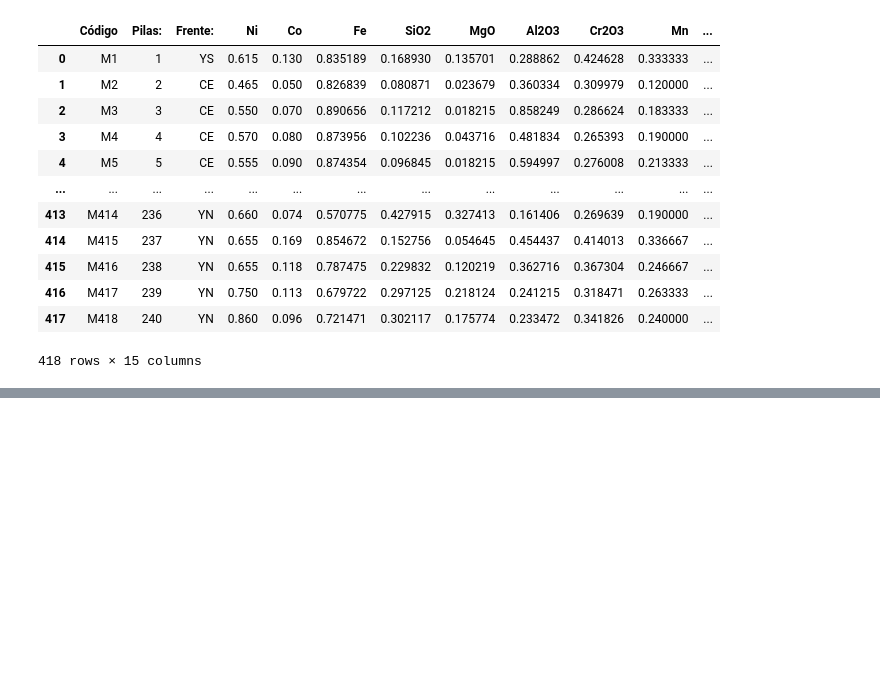
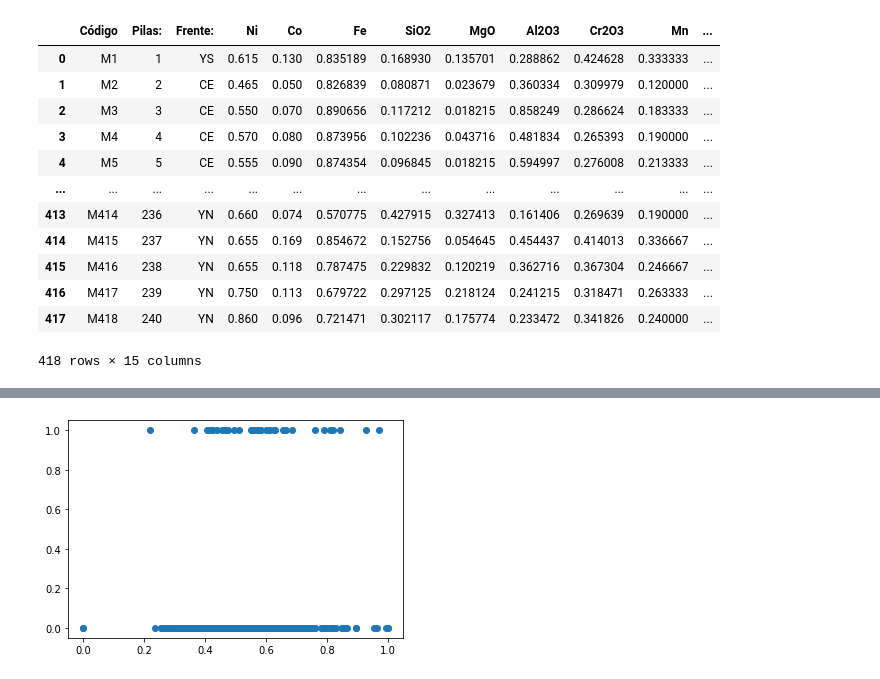
Before and after one commit to roxyconstantine-dev/Proyecto-Final-de-An-lisis-Datos, a Jupyter notebook: untitled1.ipynb, the cells around one changed output, grey strips where cells are left out. Saved outputs shown, nothing was run; the diff lists cells and outputs as text; code cells hidden in the pictures; blank space fills up the shorter version.

```diff
--- a/untitled1.ipynb
+++ b/untitled1.ipynb
@@ -131,6 +131,9 @@ datos2['MgO']=MinMaxScaler().fit_transform(np.array(datos2['MgO']).reshape(-1,1)
 datos2['Mn']=MinMaxScaler().fit_transform(np.array(datos2['Mn']).reshape(-1,1))
 datos2['Co']=MinMaxScaler().fit_transform(np.array(datos2['Co']).reshape(-1,1))
 datos2['Cu']=MinMaxScaler().fit_transform(np.array(datos2['Cu']).reshape(-1,1))
+datos2['K']=MinMaxScaler().fit_transform(np.array(datos2['K']).reshape(-1,1))
+datos2['Na']=MinMaxScaler().fit_transform(np.array(datos2['Na']).reshape(-1,1))
+datos2['Zn']=MinMaxScaler().fit_transform(np.array(datos2['Zn']).reshape(-1,1))
 # %%
 datos2
 # %% [output]
@@ -149,0 +165,2 @@ datos2
+# %%
+datos2.set_index(["Código", "Ni"]).stack()
@@ -149,0 +181,6 @@ datos2
+# %%
+plt.scatter(datos2["Ni"], datos2["K"])
+
+plt.show()
+# %% [output]
+[figure, added]
```
Also changed, not shown: parts of 7 cells of this notebook.
